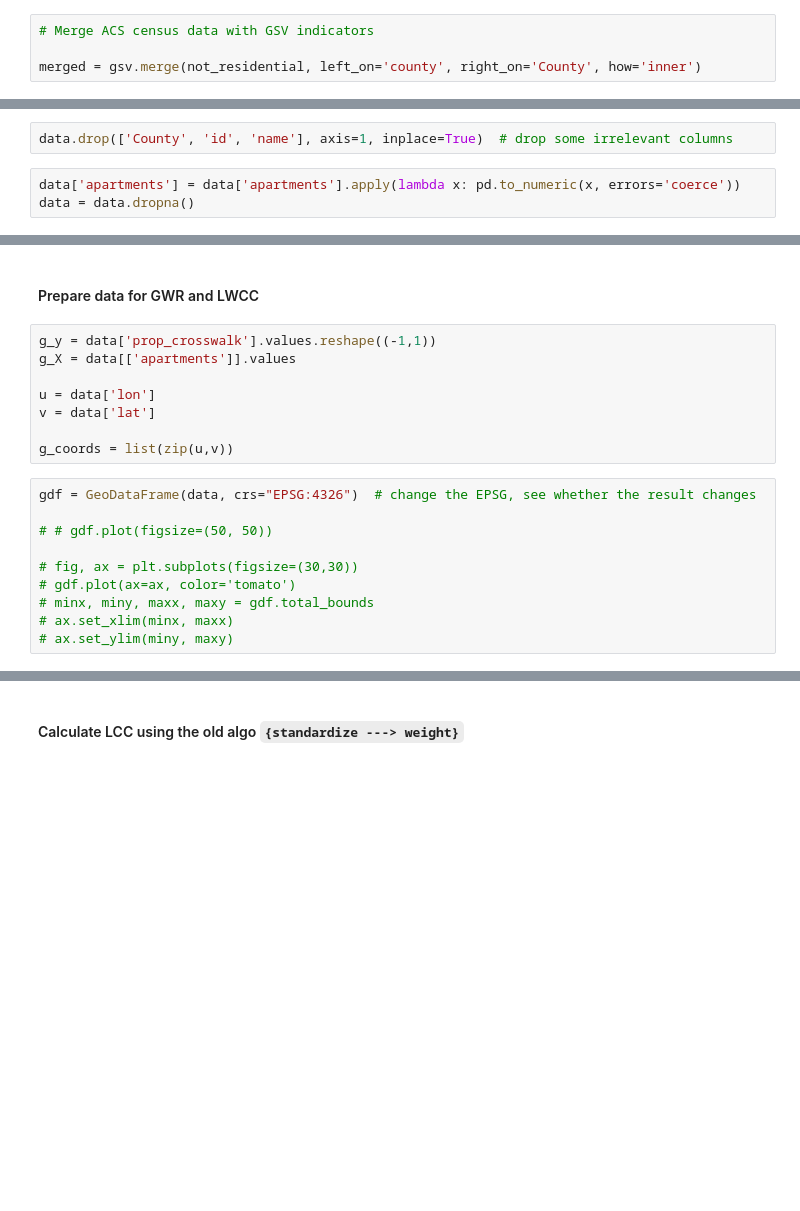
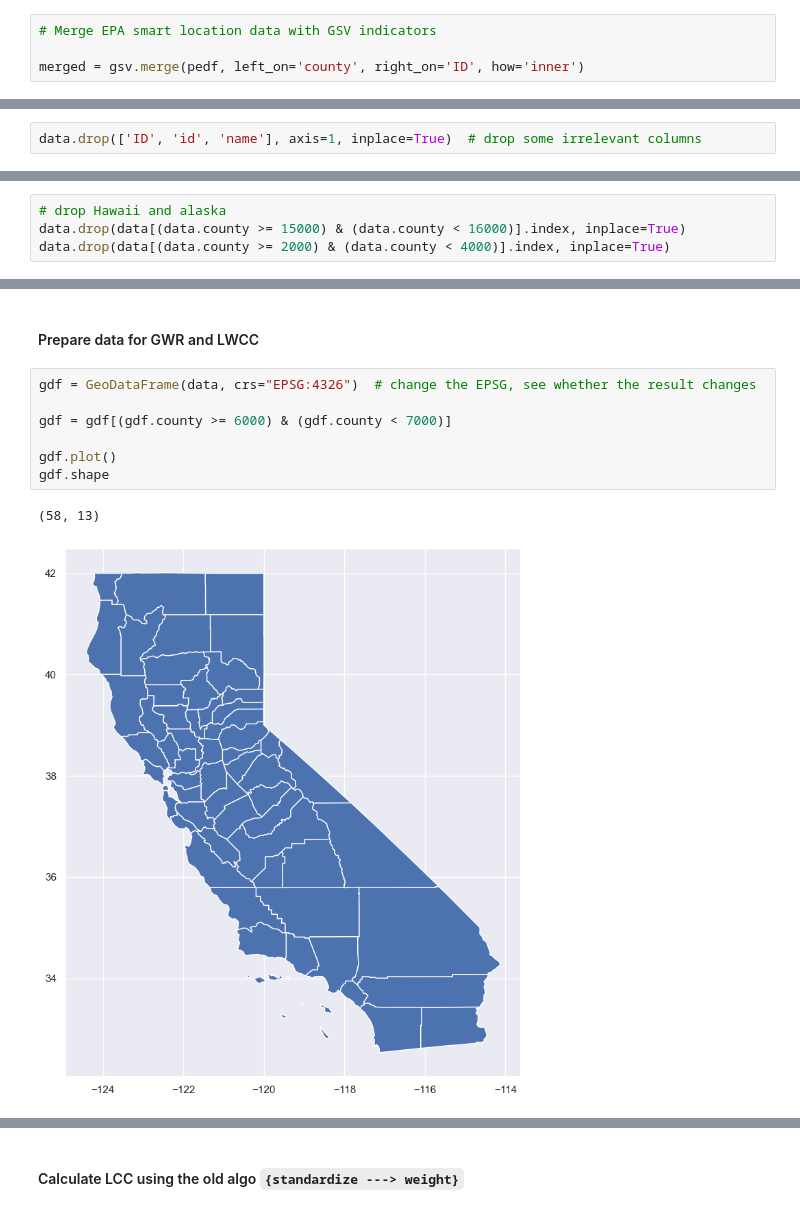
Before and after one commit to marquisvictor/GeogWCC, a Jupyter notebook: Zipcode2County.ipynb, the cells around one changed output, grey strips where cells are left out. Saved outputs shown, nothing was run; the diff lists cells and outputs as text; blank space fills up the shorter version.

```diff
--- a/Zipcode2County.ipynb
+++ b/Zipcode2County.ipynb
@@ -60,6 +58,6 @@ not_residential['County'] = not_residential['County'].astype(int)
 # %%
-# Merge ACS census data with GSV indicators
+# Merge EPA smart location data with GSV indicators
 
-merged = gsv.merge(not_residential, left_on='county', right_on='County', how='inner')
+merged = gsv.merge(pedf, left_on='county', right_on='ID', how='inner')
 # %% [markdown]
 #### Convert county FIPS to point {lat, lon}
@@ -82,7 +96,4 @@ counties_non_empty['id'] = counties_non_empty['id'].astype('int')
 # %%
 data = merged.merge(counties_non_empty, left_on='county', right_on='id', how='inner')
 # %%
-data.drop(['County', 'id', 'name'], axis=1, inplace=True)  # drop some irrelevant columns
+data.drop(['ID', 'id', 'name'], axis=1, inplace=True)  # drop some irrelevant columns
-# %%
-data['apartments'] = data['apartments'].apply(lambda x: pd.to_numeric(x, errors='coerce'))
-data = data.dropna()
@@ -98,22 +100,18 @@ data.head()
+# %%
+# drop Hawaii and alaska
+data.drop(data[(data.county >= 15000) & (data.county < 16000)].index, inplace=True)
+data.drop(data[(data.county >= 2000) & (data.county < 4000)].index, inplace=True)
 # %% [markdown]
 ## 2. Modelling
 # %% [markdown]
 #### Prepare data for GWR and LWCC
-# %%
-g_y = data['prop_crosswalk'].values.reshape((-1,1))
-g_X = data[['apartments']].values
-
-u = data['lon']
-v = data['lat']
-
-g_coords = list(zip(u,v))
 # %%
 gdf = GeoDataFrame(data, crs="EPSG:4326")  # change the EPSG, see whether the result changes
 
-# # gdf.plot(figsize=(50, 50))
+gdf = gdf[(gdf.county >= 6000) & (gdf.county < 7000)]
 
-# fig, ax = plt.subplots(figsize=(30,30))
-# gdf.plot(ax=ax, color='tomato')
-# minx, miny, maxx, maxy = gdf.total_bounds
-# ax.set_xlim(minx, maxx)
-# ax.set_ylim(miny, maxy)
+gdf.plot()
+gdf.shape
+# %% [output]
+(58, 13)
+[figure, added]
```
Also changed, not shown: parts of 32 cells of this notebook, 17 other files.
